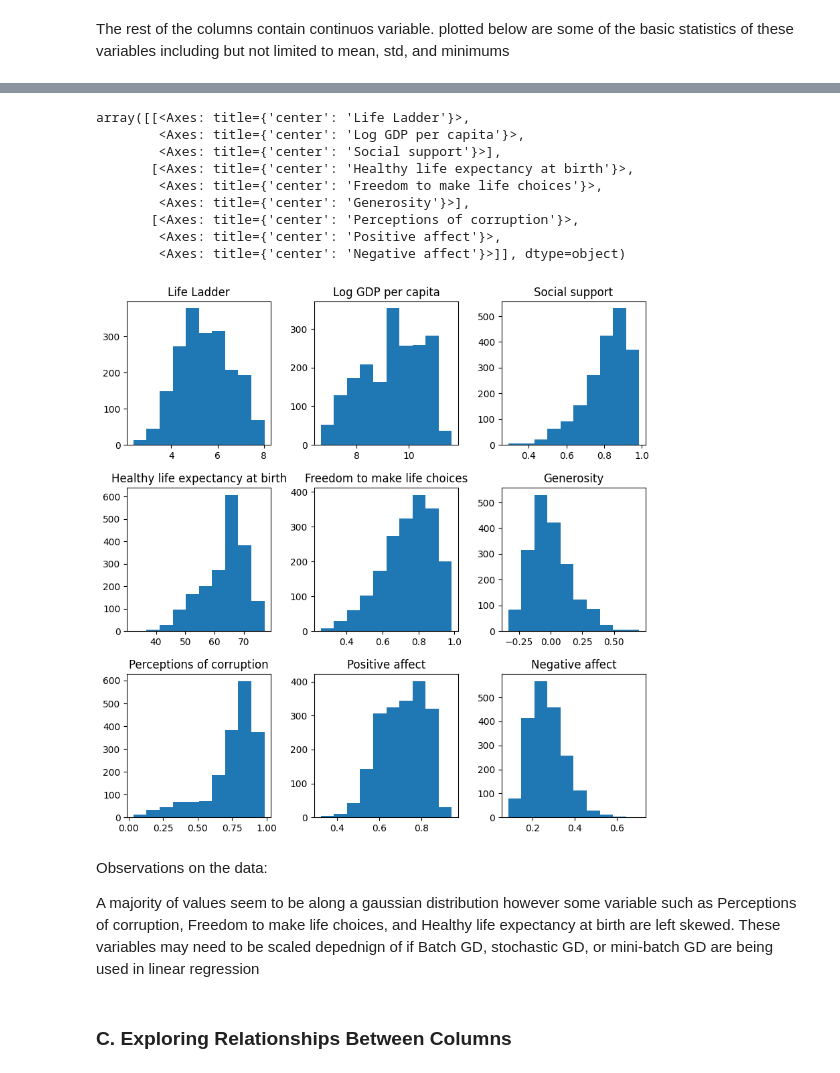
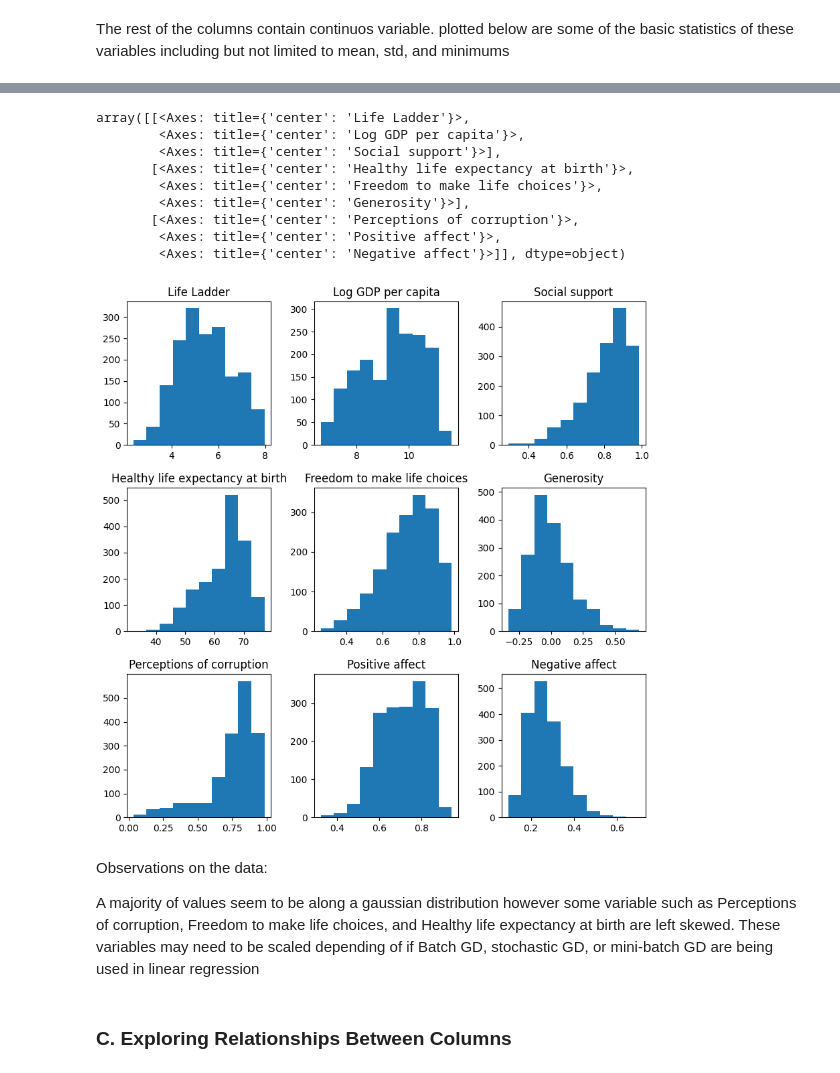
Before and after one commit to jackyeung99/Applied_Machine_Learning, a Jupyter notebook: Assignment_1/Q1.ipynb, the cells around one changed output, grey strips where cells are left out. Saved outputs shown, nothing was run; the diff lists cells and outputs as text; code cells hidden in the pictures.

Commit message:
BUILD: continued work on q1 need adjustments to train splits

```diff
--- a/Assignment_1/Q1.ipynb
+++ b/Assignment_1/Q1.ipynb
@@ -19,6 +23,6 @@ Below is the Count of all columns for each row. As we can see below there are a
 
 NOTE: dropping year as specified in the instructions
 # %%
-df = pd.read_csv('happiness_data.csv').drop(columns=['year'])
+df = pd.read_csv('happiness_data.csv').drop(columns=['year']).dropna()
 print(df.count())
 # %% [output]
@@ -64,3 +69,3 @@ The rest of the columns contain continuos variable. plotted below are some of th
 # %%
-continuos_variable = df.drop(columns=['year', 'Country name'])
+continuos_variables = df.drop(columns=['Country name'])
 # %%
@@ -78,20 +83,20 @@ continuos_variable.describe()
 # %%
-continuos_variable.hist( grid=False, figsize=(10,10))
+continuos_variables.hist( grid=False, figsize=(10,10))
 # %% [output]
 array([[<Axes: title={'center': 'Life Ladder'}>,
         <Axes: title={'center': 'Log GDP per capita'}>,
         <Axes: title={'center': 'Social support'}>],
        [<Axes: title={'center': 'Healthy life expectancy at birth'}>,
         <Axes: title={'center': 'Freedom to make life choices'}>,
         <Axes: title={'center': 'Generosity'}>],
        [<Axes: title={'center': 'Perceptions of corruption'}>,
         <Axes: title={'center': 'Positive affect'}>,
         <Axes: title={'center': 'Negative affect'}>]], dtype=object)
-[figure, old version]
+[figure, new version]
 # %% [markdown]
 Observations on the data:
 
-A majority of values seem to be along a gaussian distribution however some variable such as Perceptions of corruption, Freedom to make life choices, and Healthy life expectancy at birth are left skewed. These variables may need to be scaled depednign of if Batch GD, stochastic GD, or mini-batch GD are being used in linear regression
+A majority of values seem to be along a gaussian distribution however some variable such as Perceptions of corruption, Freedom to make life choices, and Healthy life expectancy at birth are left skewed. These variables may need to be scaled depending of if Batch GD, stochastic GD, or mini-batch GD are being used in linear regression
 # %% [markdown]
 ### C. Exploring Relationships Between Columns
 # %% [markdown]
```
Also changed, not shown: parts of 29 cells of this notebook.
